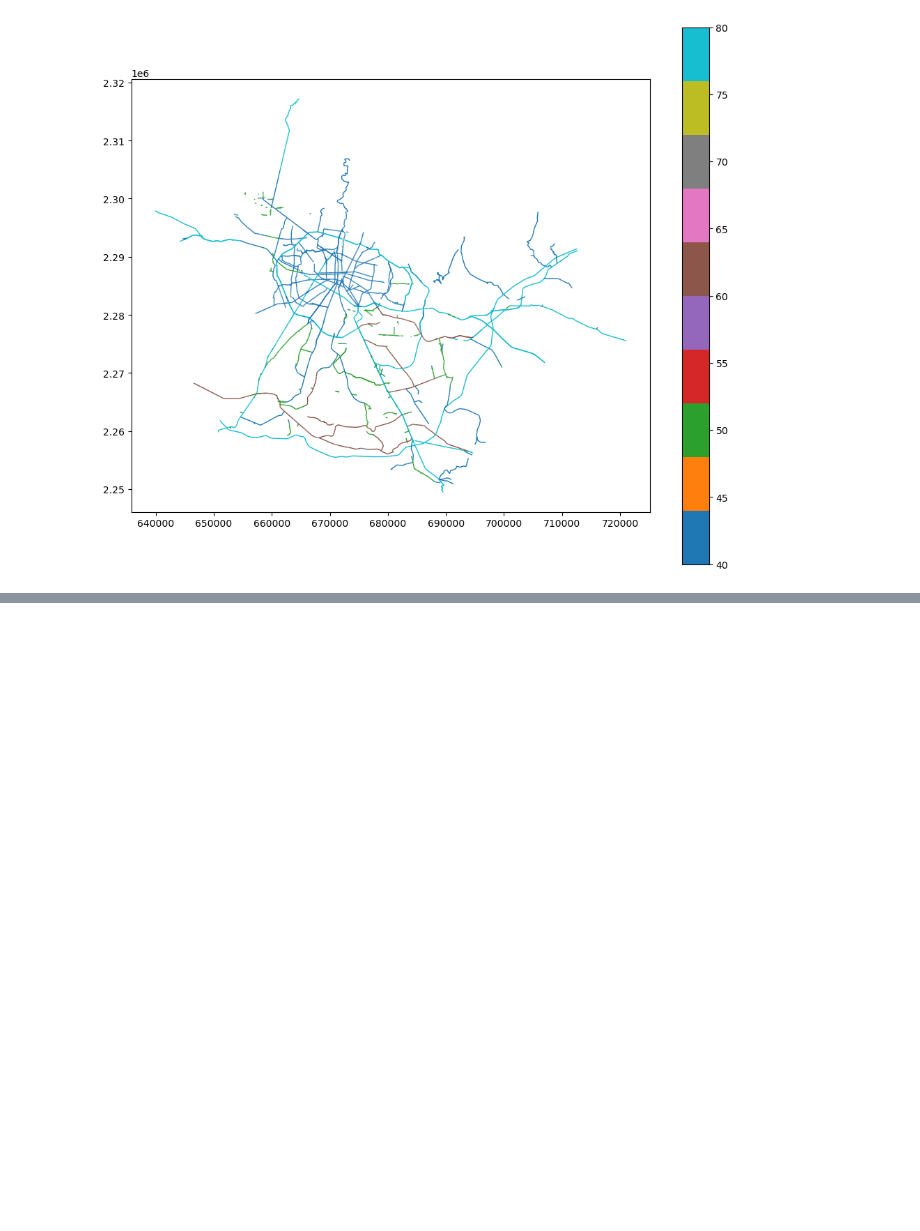
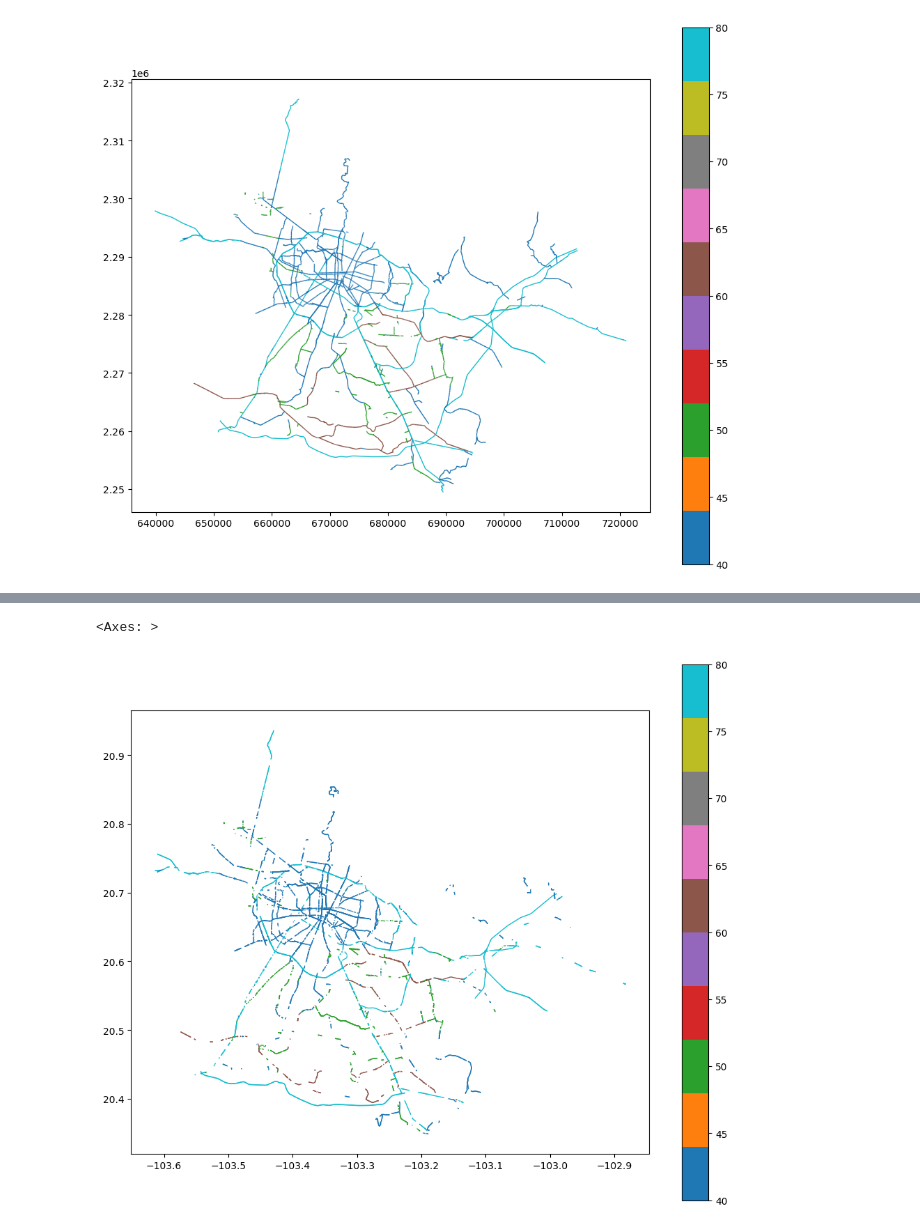
Before and after one commit to CentroFuturoCiudades/red-vial-guadalajara, a Jupyter notebook: Updating Network/01_velocidades_fromTransCAD_mainAv.ipynb, the cells around one changed output, grey strips where cells are left out. Saved outputs shown, nothing was run; the diff lists cells and outputs as text; code cells hidden in the pictures; blank space fills up the shorter version.

Commit message:
Updating Network
codigos para traernos atributos de transcad a osm links

```diff
--- a/Updating Network/connectorTransfer.ipynb
+++ b/Updating Network/01_velocidades_fromTransCAD_mainAv.ipynb
@@ -13,0 +14,4 @@ from shapely import wkt
+# %%
+osmnx_file = r'/Users/jeannettearjona/Library/CloudStorage/OneDrive-InstitutoTecnologicoydeEstudiosSuperioresdeMonterrey/Modelación Urbana - Red Vial Guadalajara/Insumos OSMNX/Visum/Edges/edges_visum.shp'
+osmnx_links = gpd.read_file(osmnx_file)
+osmnx_links.info()
@@ -130,3 +95,0 @@ connector_buffers.to_file(r'/Users/jeannettearjona/Library/CloudStorage/OneDrive
-# %%
-# 1) Change CRS to meters
-osmnx_links = osm_links.to_crs(transcad_links.crs).copy()
@@ -169,0 +290,12 @@ osm_laterals_within_buffers.to_file(r'/Users/jeannettearjona/Library/CloudStorag
+# %%
+# Visualizar para valores de Limite_vel mayores 30 para mejor lectura
+resultado[resultado["Limite_vel"] > 30].plot(
+    column="Limite_vel",
+    cmap="tab10",
+    legend=True,
+    figsize=(12, 10),
+    linewidth=1
+)
+# %% [output]
+<Axes: >
+[figure, added]
```
Also changed, not shown: parts of 29 cells of this notebook, 8 other files.
